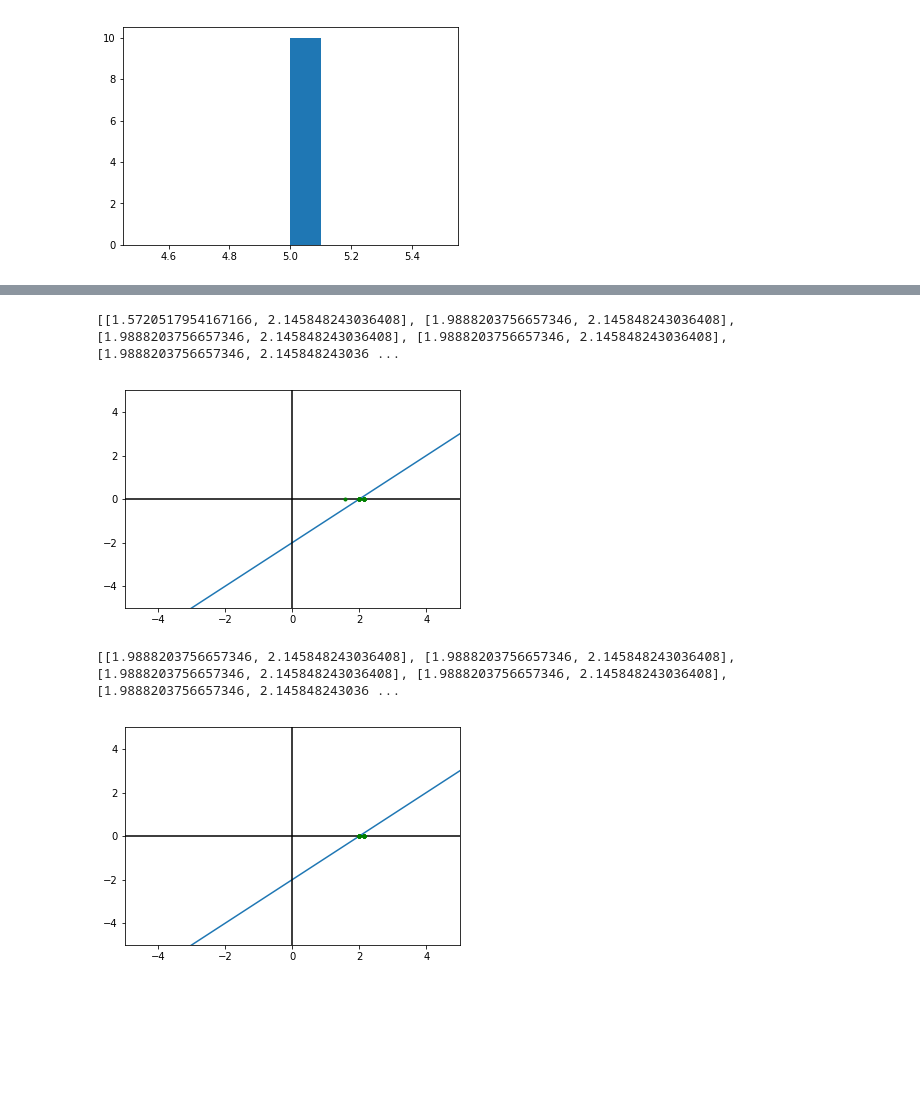
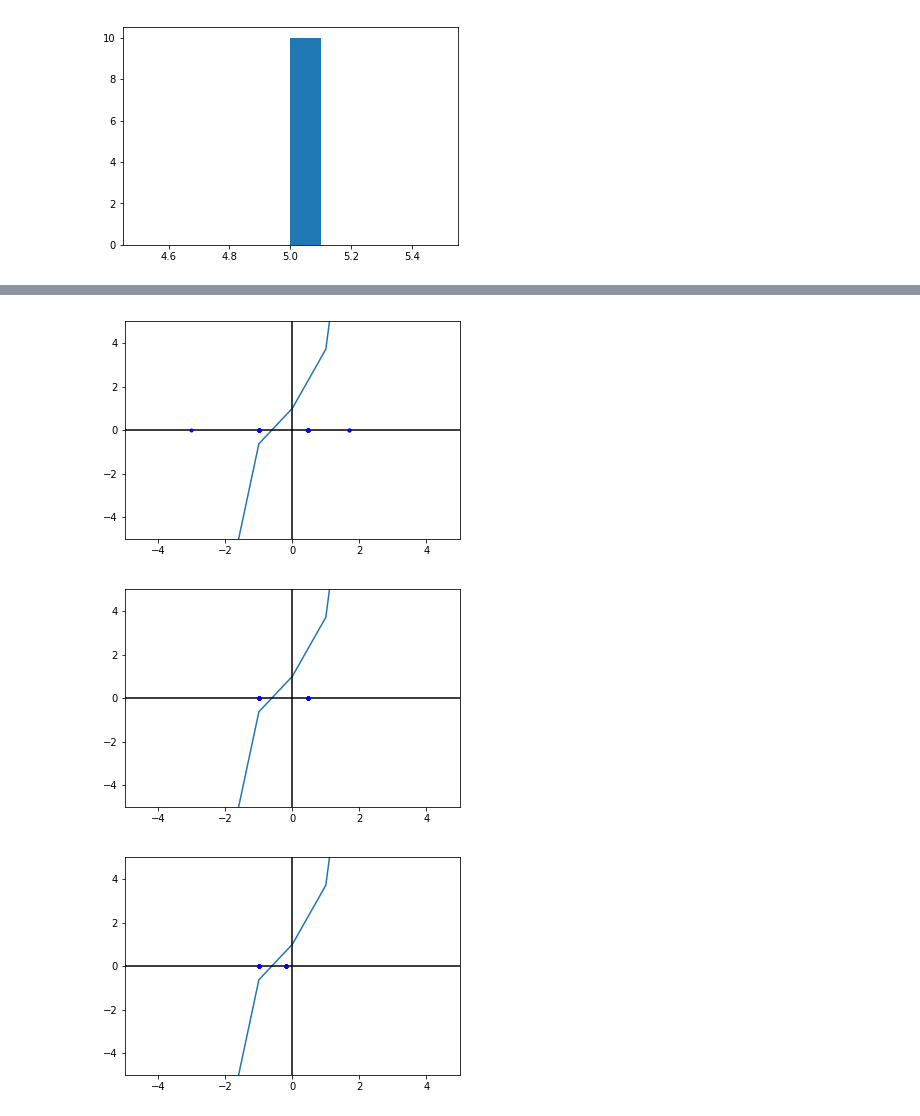
Before and after one commit to mcaballeroguillen/Redes_Neuronales, a Jupyter notebook: Genetic_Algoritmo.ipynb, the cells around one changed output, grey strips where cells are left out. Drawn from its saved outputs; the diff is of its cells as text; code cells hidden in the pictures; blank space fills up the shorter version.

```diff
--- a/Genetic_Algoritmo.ipynb
+++ b/Genetic_Algoritmo.ipynb
@@ -94,8 +94,9 @@ plt.hist(Genetic1.Evaluation)
 # %%
 from random import random, randrange
 from matplotlib import pyplot
+import math
 def fun(x):
-    return x-2
+    return x*x*x + math.exp(x)
 
 def generador():
     minn= -4
@@ -191,22 +190,21 @@ pyplot.show()
 # %%
 Genetic1.Reproduction()
 Genetic1.Evaluate()
 
 x = range(-12, 12)
 pyplot.plot(x, [fun(i) for i in x])
 pyplot.axhline(0, color="black")
 pyplot.axvline(0, color="black")
 pyplot.xlim(-5, 5)
 pyplot.ylim(-5, 5)
 
 for x in Genetic1.Population:
-    pyplot.plot(x[0],0,'g.')
-    pyplot.plot(x[1],0,'g.')
-print(Genetic1.Population)
+    pyplot.plot(x[0],0,'b.')
+    pyplot.plot(x[1],0,'b.')
+
 pyplot.show()
 # %% [output]
-[[1.5720517954167166, 2.145848243036408], [1.9888203756657346, 2.145848243036408], [1.9888203756657346, 2.145848243036408], [1.9888203756657346, 2.145848243036408], [1.9888203756657346, 2.145848243036 ...
-[figure, old version]
+[figure, new version]
 # %%
 Genetic1.Reproduction()
 Genetic1.Evaluate()
@@ -219,10 +217,29 @@ pyplot.xlim(-5, 5)
 pyplot.ylim(-5, 5)
 
 for x in Genetic1.Population:
-    pyplot.plot(x[0],0,'g.')
-    pyplot.plot(x[1],0,'g.')
-print(Genetic1.Population)
+    pyplot.plot(x[0],0,'b.')
+    pyplot.plot(x[1],0,'b.')
+
 pyplot.show()
 # %% [output]
-[[1.9888203756657346, 2.145848243036408], [1.9888203756657346, 2.145848243036408], [1.9888203756657346, 2.145848243036408], [1.9888203756657346, 2.145848243036408], [1.9888203756657346, 2.145848243036 ...
-[figure, old version]
+[figure, new version]
+# %%
+for x in range(100):
+    Genetic1.Reproduction()
+    Genetic1.Evaluate()
+
+
+x = range(-12, 12)
+pyplot.plot(x, [fun(i) for i in x])
+pyplot.axhline(0, color="black")
+pyplot.axvline(0, color="black")
+pyplot.xlim(-5, 5)
+pyplot.ylim(-5, 5)
+
+for x in Genetic1.Population:
+    pyplot.plot(x[0],0,'b.')
+    pyplot.plot(x[1],0,'b.')
+
+pyplot.show()
+# %% [output]
+[figure, added]
```
Also changed, not shown: parts of 7 cells of this notebook.
